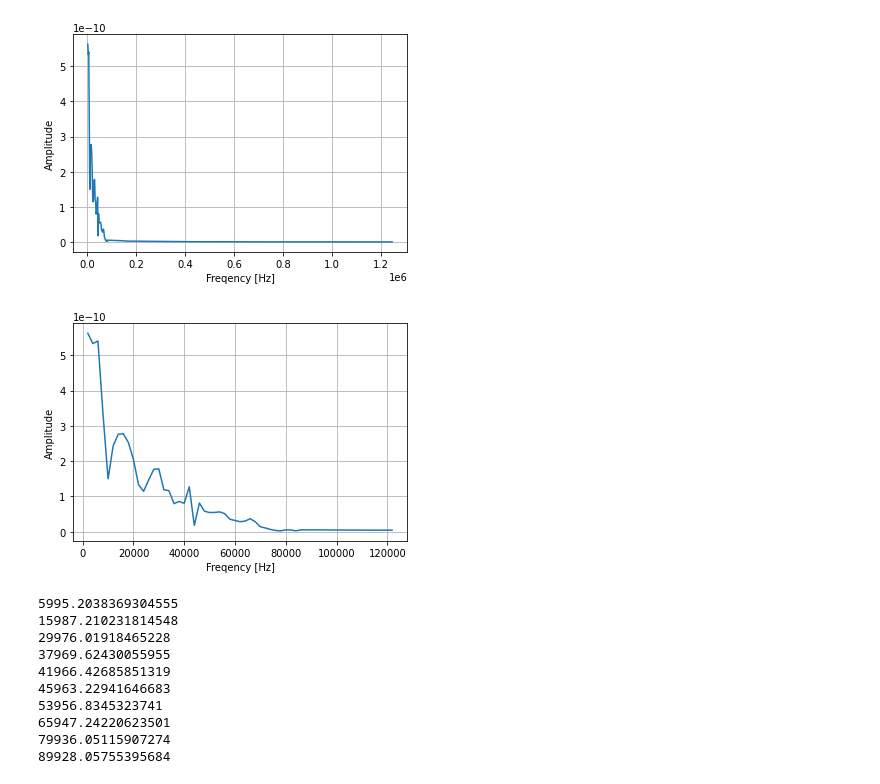
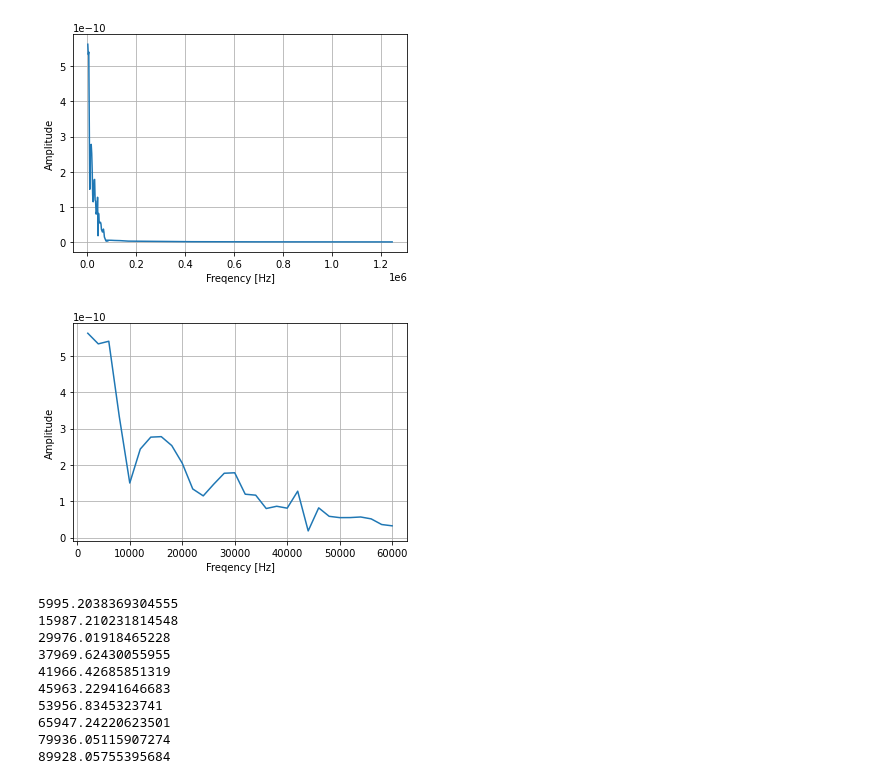
Before and after one commit to shirafuji/graduation_thesis, a Jupyter notebook: machine_learning_master/fft_sample.ipynb, the cells around one changed output. Cells and saved outputs as stored; diff of their text form; code cells hidden in the pictures.

```diff
--- a/machine_learning_master/fft_sample.ipynb
+++ b/machine_learning_master/fft_sample.ipynb
@@ -1,5 +1,5 @@
 # %%
-one_hole_path = '/Users/yu/Downloads/one_hole_data.csv'
+one_hole_path = '/Users/yu/src/github.com/shirafuji/graduation_thesis/vibration_simulation/vibration_data/one_hole_data.csv'
 # %%
 vibration_data1 = []
 vibration_data2 = []
@@ -8,9 +8,9 @@ vibration_data3 = []
 with open(one_hole_path) as fs1:
   for line in fs1:
     data_array = line.split(' ')
-    vibration_data1.append(data_array[3:2504])
-    vibration_data2.append(data_array[2504:5005])
-    vibration_data3.append(data_array[5005:-1])
+    vibration_data1.append(data_array[3:1254])
+    vibration_data2.append(data_array[1254:2505])
+    vibration_data3.append(data_array[2505:-1])
 # %%
 import numpy as np
 import matplotlib.pyplot as plt
@@ -153,14 +146,14 @@ plt.show()
 # %%
 N = len(no_hole_data2)
 Amp = np.abs(F/(N/2)) # 振幅
 
 fig, ax = plt.subplots()
-ax.plot(freq[1:int(N/2/10)], Amp[1:int(N/2/10)])
+ax.plot(freq[1:int(N/2/20)], Amp[1:int(N/2/20)])
 ax.set_xlabel("Freqency [Hz]")
 ax.set_ylabel("Amplitude")
 ax.grid()
 plt.show()
 # %% [output]
-[figure, old version]
+[figure, new version]
 # %%
 from scipy import signal
```
Also changed, not shown: parts of 27 cells of this notebook, 9 other files.
